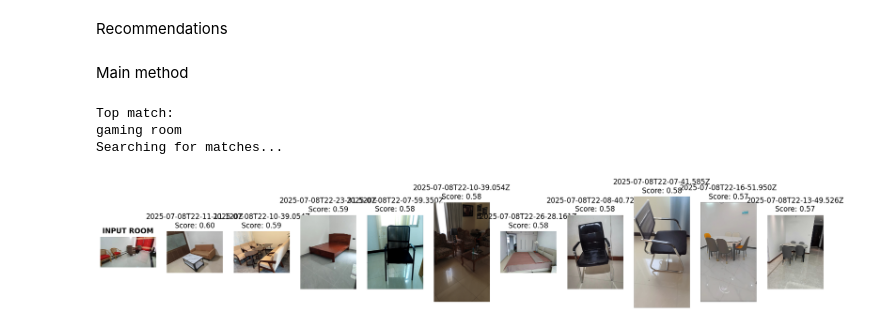
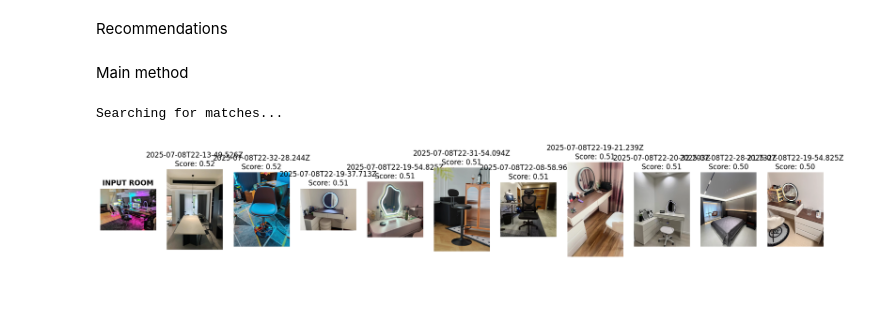
Before and after one commit to LumeoLK/Lumeo-App, a Jupyter notebook: ml/ar_empty_space_recommendation.ipynb, the cells around one changed output. Saved outputs shown, nothing was run; the diff lists cells and outputs as text; code cells hidden in the pictures; blank space fills up the shorter version.

Commit message:
commented the code to identify the room type for better recommendation

```diff
--- a/ml/ar_empty_space_recommendation.ipynb
+++ b/ml/ar_empty_space_recommendation.ipynb
@@ -345,25 +329,23 @@ def display_results(user_image_path, recommended_df):
 Main method
 # %%
 if __name__ == "__main__":
-    user_image = os.path.join("images", "images.jpg")
+    user_image = os.path.join("images", "download (2).jpg")
     vector_db = "furniture_metadata_vectors.csv"
 
     if not os.path.exists(user_image):
         print("Image not found!")
     else:
         try:
-            infer_room_type(user_image, top_k=1)
+            # _room_type(user_image, top_k=1)
             extract_color_palette(user_image, n_colors=6)
 
             print("Searching for matches...")
             top_matches = get_recommendations(user_image, vector_db, top_k=10)
             display_results(user_image, top_matches)
 
 
         except Exception as e:
             print(f"Error: {e}")
 # %% [output]
-Top match:
-gaming room
 Searching for matches...
-[figure, old version]
+[figure, new version]
```
Also changed, not shown: parts of 4 cells of this notebook, 2 other files.
